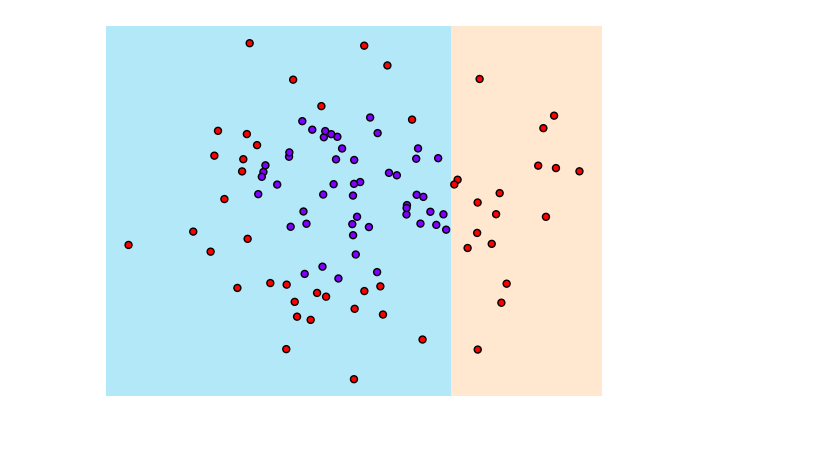
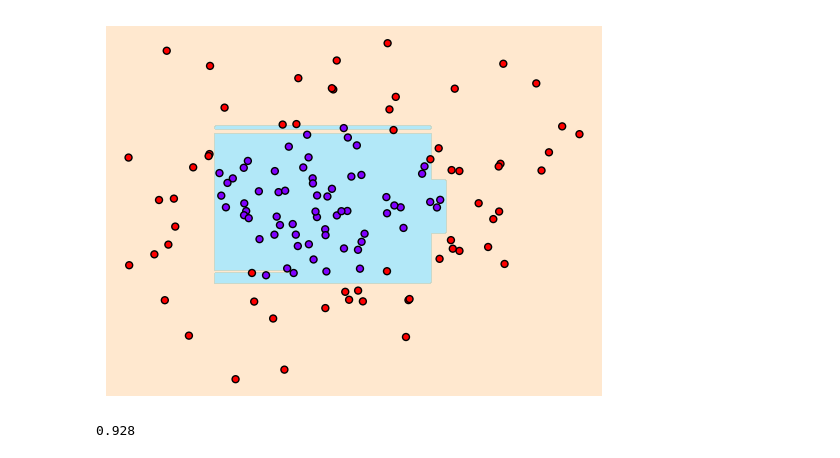
Before and after one commit to cyp-ark/tree, a Jupyter notebook: codde.ipynb, the cells around one changed output. Cells and saved outputs as stored; diff of their text form; code cells hidden in the pictures.

```diff
--- a/codde.ipynb
+++ b/codde.ipynb
@@ -8,10 +8,7 @@ from sklearn import tree
 from sklearn.model_selection import train_test_split
 from sklearn.metrics import accuracy_score
 # %%
-from sklearn import datasets
+X, y = datasets.make_gaussian_quantiles(n_samples=500,n_classes=2,random_state=4)
 
-X,y = datasets.make_blobs(centers=2,random_state=0)
 df = pd.DataFrame(X,columns=['x1','x2'])
 df['class'] = y
-
-plt.scatter('x1','x2',c='class',data=df)
@@ -58,0 +21,14 @@ tree.plot_tree(clf)
+# %%
+#Decision Tree 생성
+clf = tree.DecisionTreeClassifier()
+
+#train, test split
+X_train, X_test = train_test_split(df)
+
+y_train = X_train.pop(X_train.columns[-1])
+y_test = X_test.pop(X_test.columns[-1])
+
+clf.fit(X_train,y_train)
+pred = clf.predict(X_test)
+
+accuracy_score(y_test,pred)
@@ -91,8 +61,8 @@ visualize_boundary(clf,X,y)
-# %%
-clf = clf.fit(X2,y2)
-
-visualize_boundary(clf,X2,y2)
-# %% [output]
-[figure, removed]
-# %%
-clf = tree.DecisionTreeClassifier(max_depth=1)
+# %%
+visualize_boundary(clf,np.array(X_test),np.array(y_test))
+# %% [output]
+[figure, added]
+# %%
+accuracy_score(y_test,pred)
+# %% [output]
+0.928
```
Also changed, not shown: parts of 25 cells of this notebook, 1 other file.
